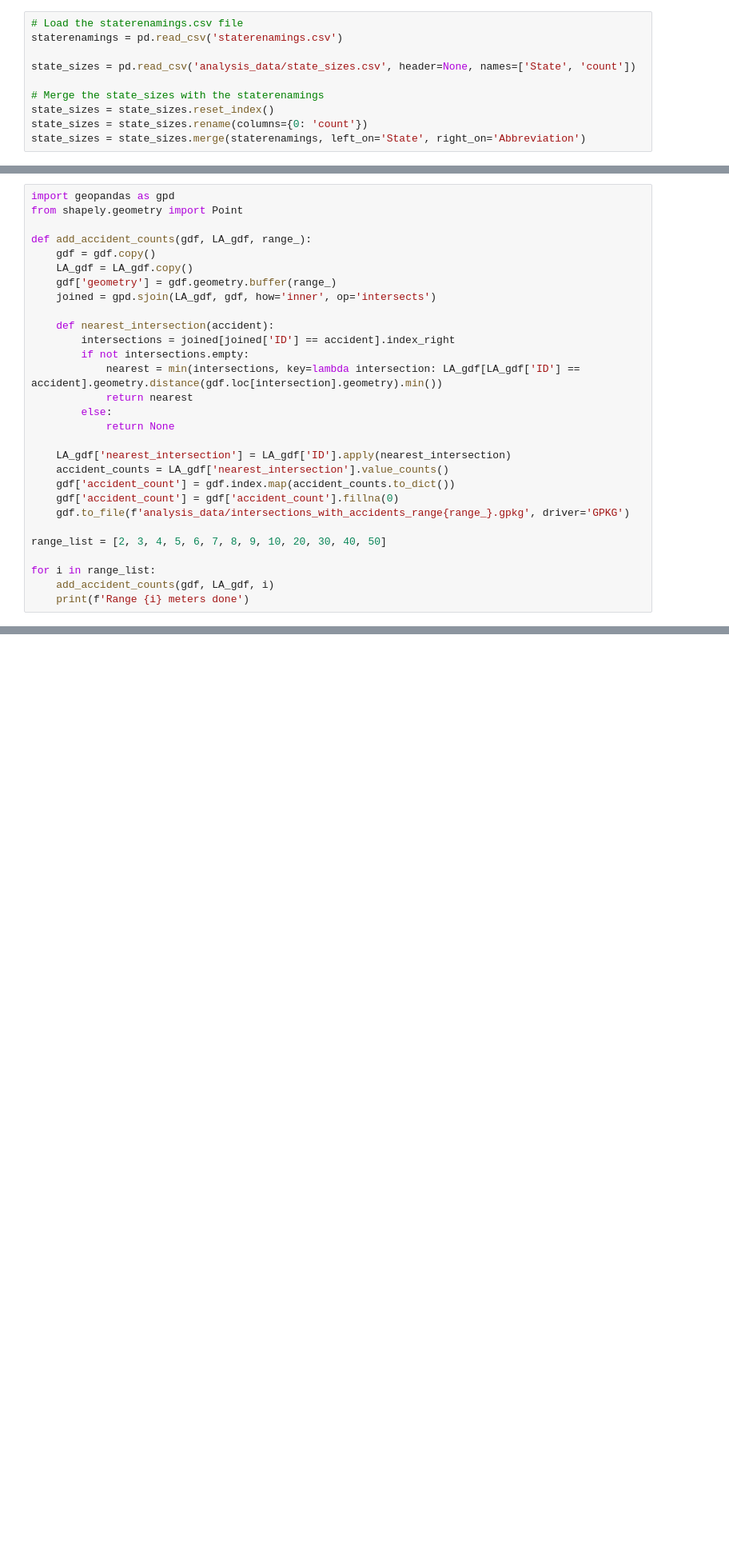
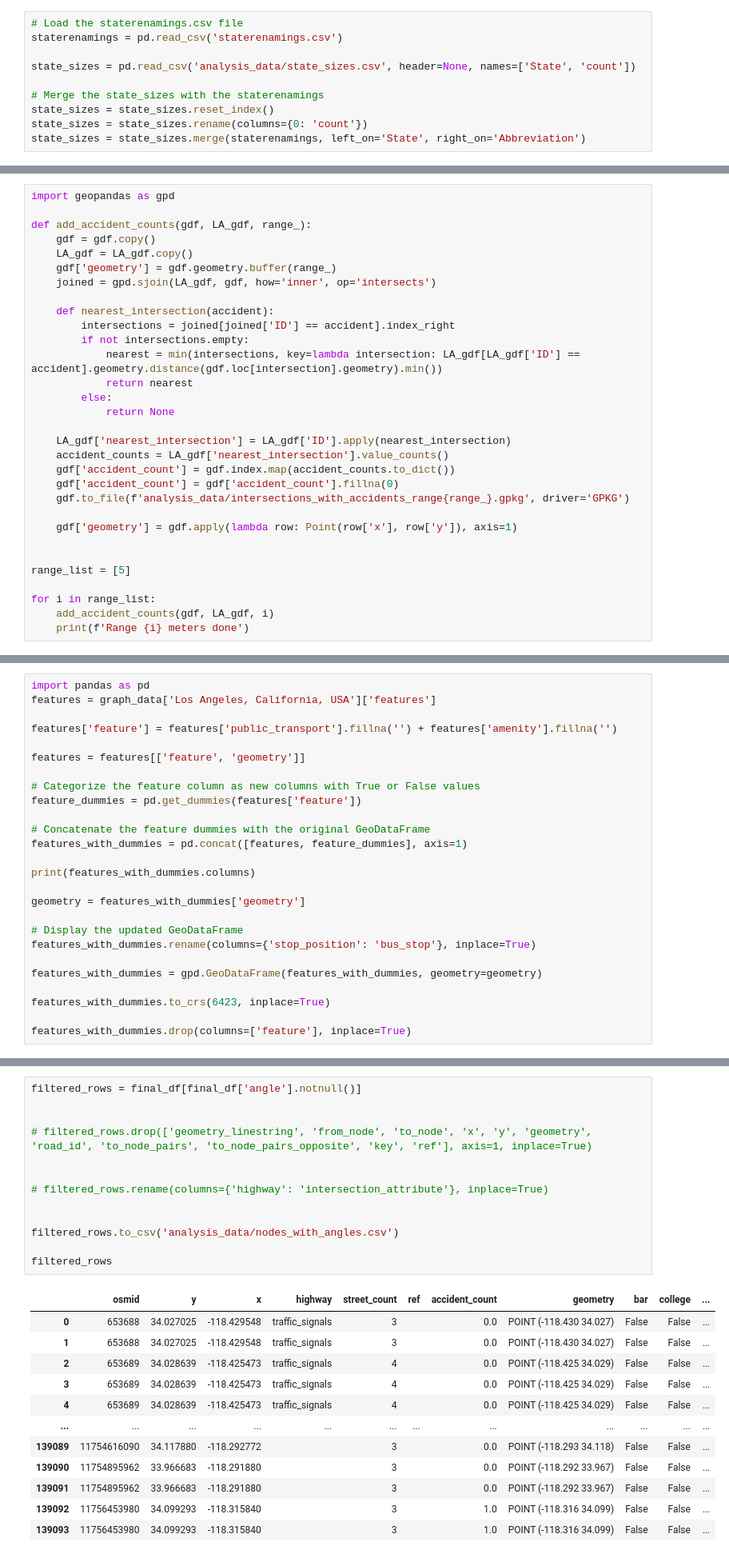
Before and after one commit to WaerWaters/graphs, a Jupyter notebook: dataanalysis.ipynb, the cells around one changed output, grey strips where cells are left out. Shown at 80% size. Drawn from its saved outputs; the diff is of its cells as text; blank space fills up the shorter version.

```diff
--- a/dataanalysis.ipynb
+++ b/dataanalysis.ipynb
@@ -180,6 +150,5 @@ Name: geometry, dtype: geometry
 # %%
 import geopandas as gpd
-from shapely.geometry import Point
 
 def add_accident_counts(gdf, LA_gdf, range_):
     gdf = gdf.copy()
@@ -201,7 +170,10 @@ def add_accident_counts(gdf, LA_gdf, range_):
     gdf['accident_count'] = gdf['accident_count'].fillna(0)
     gdf.to_file(f'analysis_data/intersections_with_accidents_range{range_}.gpkg', driver='GPKG')
 
-range_list = [2, 3, 4, 5, 6, 7, 8, 9, 10, 20, 30, 40, 50]
+    gdf['geometry'] = gdf.apply(lambda row: Point(row['x'], row['y']), axis=1)
+
+
+range_list = [5]
 
 for i in range_list:
     add_accident_counts(gdf, LA_gdf, i)
@@ -269,0 +461,26 @@ gdf.shape
+# %%
+import pandas as pd
+features = graph_data['Los Angeles, California, USA']['features']
+
+features['feature'] = features['public_transport'].fillna('') + features['amenity'].fillna('')
+
+features = features[['feature', 'geometry']]
+
+# Categorize the feature column as new columns with True or False values
+feature_dummies = pd.get_dummies(features['feature'])
+
+# Concatenate the feature dummies with the original GeoDataFrame
+features_with_dummies = pd.concat([features, feature_dummies], axis=1)
+
+print(features_with_dummies.columns)
+
+geometry = features_with_dummies['geometry']
+
+# Display the updated GeoDataFrame
+features_with_dummies.rename(columns={'stop_position': 'bus_stop'}, inplace=True)
+
+features_with_dummies = gpd.GeoDataFrame(features_with_dummies, geometry=geometry)
+
+features_with_dummies.to_crs(6423, inplace=True)
+
+features_with_dummies.drop(columns=['feature'], inplace=True)
@@ -269,0 +702,26 @@ gdf.shape
+# %%
+filtered_rows = final_df[final_df['angle'].notnull()]
+
+
+# filtered_rows.drop(['geometry_linestring', 'from_node', 'to_node', 'x', 'y', 'geometry', 'road_id', 'to_node_pairs', 'to_node_pairs_opposite', 'key', 'ref'], axis=1, inplace=True)
+
+
+# filtered_rows.rename(columns={'highway': 'intersection_attribute'}, inplace=True)
+
+
+filtered_rows.to_csv('analysis_data/nodes_with_angles.csv')
+
+filtered_rows
+# %% [output]
+|  | osmid | y | x | highway | street_count | ref | accident_count | geometry | bar | college | ... |
+| 0 | 653688 | 34.027025 | -118.429548 | traffic_signals | 3 |  | 0.0 | POINT (-118.430 34.027) | False | False | ... |
+| 1 | 653688 | 34.027025 | -118.429548 | traffic_signals | 3 |  | 0.0 | POINT (-118.430 34.027) | False | False | ... |
+| 2 | 653689 | 34.028639 | -118.425473 | traffic_signals | 4 |  | 0.0 | POINT (-118.425 34.029) | False | False | ... |
+| 3 | 653689 | 34.028639 | -118.425473 | traffic_signals | 4 |  | 0.0 | POINT (-118.425 34.029) | False | False | ... |
+| 4 | 653689 | 34.028639 | -118.425473 | traffic_signals | 4 |  | 0.0 | POINT (-118.425 34.029) | False | False | ... |
+| ... | ... | ... | ... | ... | ... | ... | ... | ... | ... | ... | ... |
+| 139089 | 11754616090 | 34.117880 | -118.292772 |  | 3 |  | 0.0 | POINT (-118.293 34.118) | False | False | ... |
+| 139090 | 11754895962 | 33.966683 | -118.291880 |  | 3 |  | 0.0 | POINT (-118.292 33.967) | False | False | ... |
+| 139091 | 11754895962 | 33.966683 | -118.291880 |  | 3 |  | 0.0 | POINT (-118.292 33.967) | False | False | ... |
+| 139092 | 11756453980 | 34.099293 | -118.315840 |  | 3 |  | 1.0 | POINT (-118.316 34.099) | False | False | ... |
+| 139093 | 11756453980 | 34.099293 | -118.315840 |  | 3 |  | 1.0 | POINT (-118.316 34.099) | False | False | ... |
```
Also changed, not shown: parts of 15 cells of this notebook, 7 other files.
